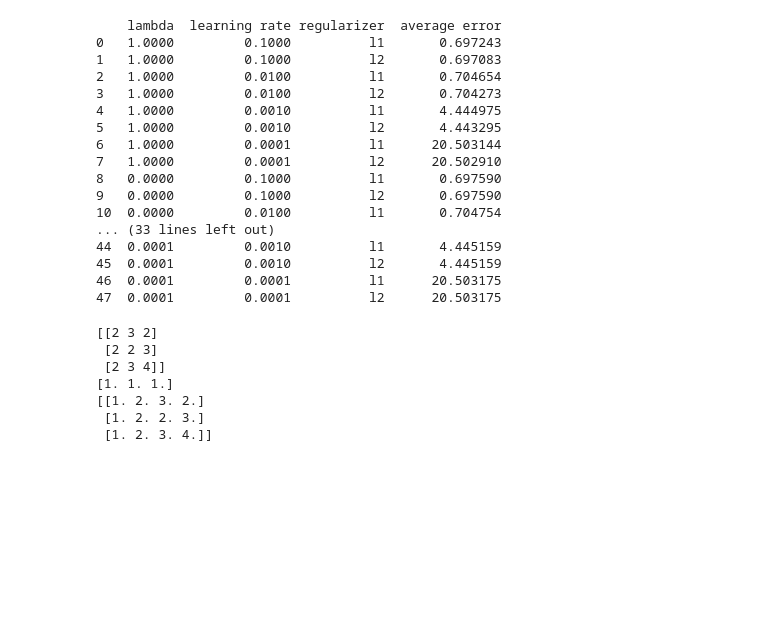
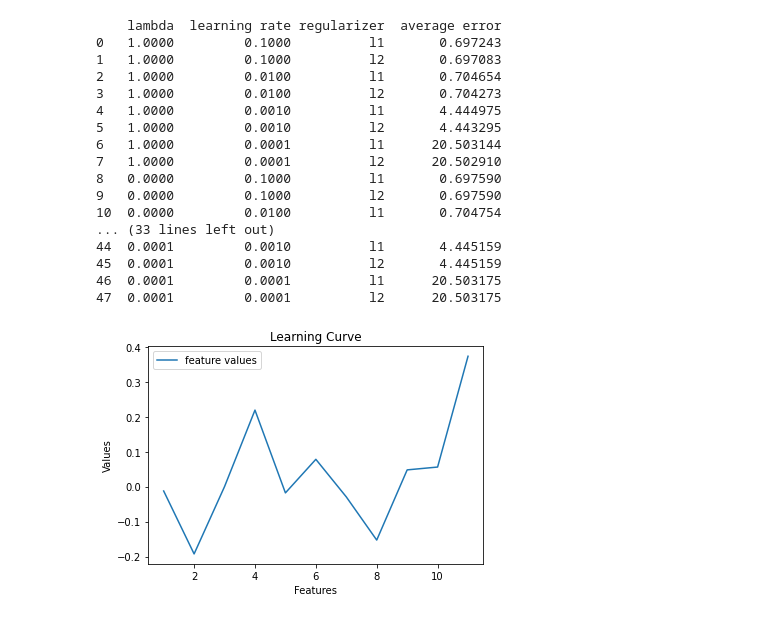
Before and after one commit to jreyesco16/ml-assignment, a Jupyter notebook: assignment-2/kim_changsu_reyes-cortes_jesse_steiner_devan_assignment2.ipynb, the cells around one changed output. Saved outputs shown, nothing was run; the diff lists cells and outputs as text; code cells hidden in the pictures; blank space fills up the shorter version.

Commit message:
to the best of my knowledge the assignment is complete

```diff
--- a/assignment-2/kim_changsu_reyes-cortes_jesse_steiner_devan_assignment2.ipynb
+++ b/assignment-2/kim_changsu_reyes-cortes_jesse_steiner_devan_assignment2.ipynb
@@ -226,6 +226,7 @@ class Linear_Regression:
         self.regularizer = None
         self.lambd = None
         self.theta = []
+        self.error = 0
 
     def fit(self, X, Y, learning_rate=0.01, epochs=1000, tol=None, regularizer=None,lambd=0.0, **kwargs):
         self.X = np.c_[np.ones(len(X)), X]
@@ -256,13 +257,32 @@ class Linear_Regression:
             theta_hat = theta_mult * np.array((np.matmul(np.transpose(self.X), error)))
             grad = np.subtract(theta_hat, reg)
 
+            # check for tol
+            if(self.tol != None):
+                X_bias = np.c_[np.ones(len(X)), X]
 
+                pred_error = mse(np.matmul(X_bias, np.subtract(self.theta,grad)), self.Y)
+
+                if(abs(pred_error - self.error) < self.tol):
+                    print("Error below tolerance")
+                    break
+
+            self.error = pred_error
             self.theta = np.subtract(self.theta,grad)
 
     def predict(self, X):
         x = np.c_[np.ones(len(X)), X]
         y_hat = np.matmul(x, self.theta)
         return y_hat
+
+    def plot_curve(self):
+        plt.xlabel('Features')
+        plt.ylabel('Values')
+        plt.plot(range(1, len(self.X[0])), self.theta[1::], label="feature values")
+        plt.title("Learning Curve")
+        plt.legend()
+        plt.show()
+
 
 
 X = np.array([[2,3,5,2,4],[2,4,5,2,5],[3,2,3,5,8],[3,2,4,5,2],[2,5,5,1,8],[2,3,2,3,5],[3,4,2,5,6],[2,3,4,5,6],[2,3,4,4,5],[3,5,4,8,9],[9,9,8,4,5],[8,4,2,8,7],
@@ -276,7 +296,7 @@ regularizer = "l1"
 
 
 model = Linear_Regression()
-model.fit(X,Y,learning_rate=learning_rate,regularizer=regularizer,lambd=lambd)
+model.fit(X,Y,learning_rate=learning_rate,regularizer=regularizer,lambd=lambd, tol=.00001)
 
 model.predict( X[0:5][:] )
 
@@ -451,18 +470,13 @@ print(dict_df)
 45  0.0001         0.0010          l2       4.445159
 46  0.0001         0.0001          l1      20.503175
 47  0.0001         0.0001          l2      20.503175
-# %%
-a = np.array([[2,3,2],[2,2,3],[2,3,4]])
-c = np.ones(len(A[0]))
-print(A)
-print(c)
-A = np.c_[c,a]
-print(A)
-# %% [output]
-[[2 3 2]
- [2 2 3]
- [2 3 4]]
-[1. 1. 1.]
-[[1. 2. 3. 2.]
- [1. 2. 2. 3.]
- [1. 2. 3. 4.]]
+# %%
+# part C 12 use best model to plot the learning curve
+X = data.drop(columns='quality')
+X = (X - X.mean())/X.std() ## standardized data
+Y = data['quality']
+model = Linear_Regression()
+model.fit(X, Y, learning_rate=.01,lambd=1, regularizer='l2')
+model.plot_curve()
+# %% [output]
+[figure, added]
```
Also changed, not shown: parts of 3 cells of this notebook.
